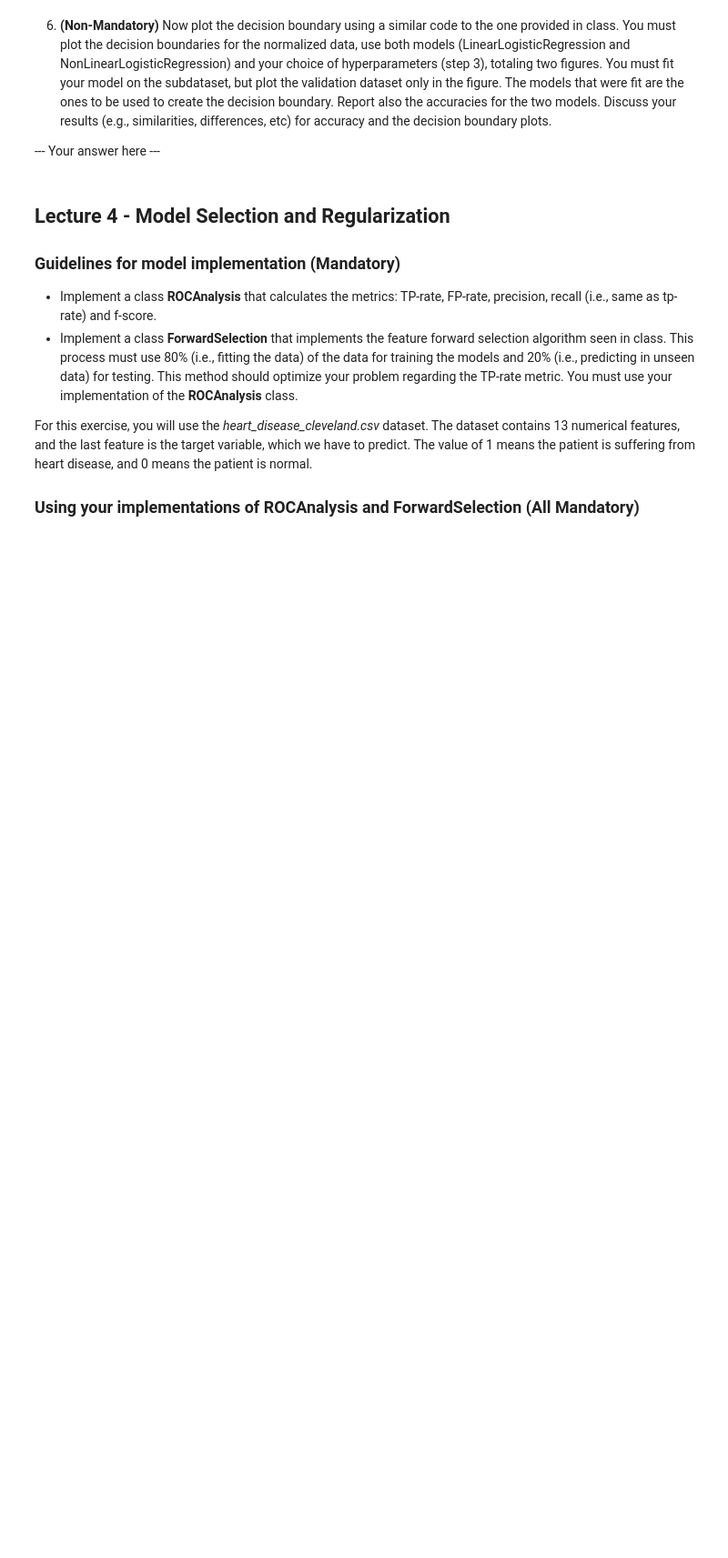
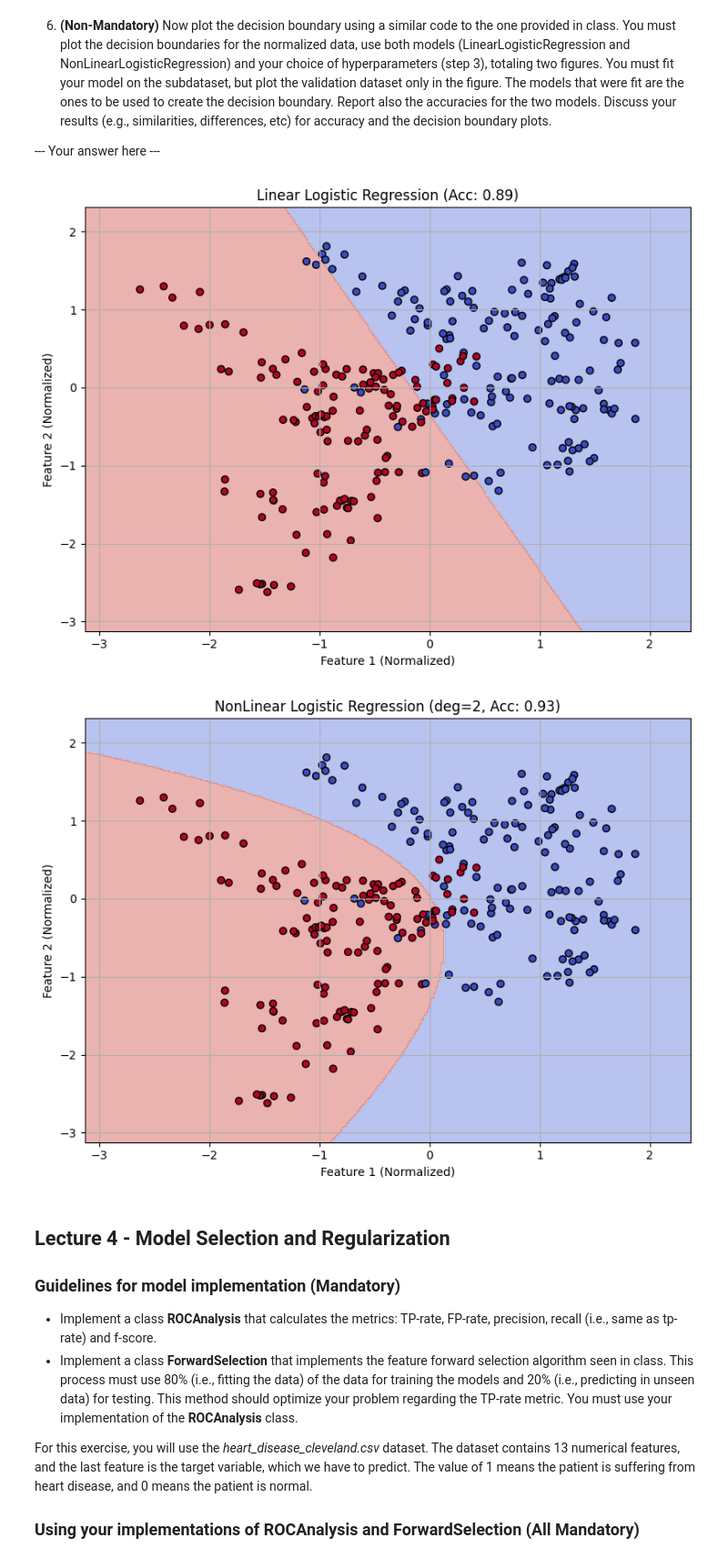
Before and after one commit to animittt/machine-learning-assignments, a Jupyter notebook: Assignment2-2025/username_A2.ipynb, the cells around one changed output. Shown at 91% size. Saved outputs shown, nothing was run; the diff lists cells and outputs as text; code cells hidden in the pictures; blank space fills up the shorter version.

```diff
--- a/Assignment2-2025/username_A2.ipynb
+++ b/Assignment2-2025/username_A2.ipynb
@@ -515,3 +609,39 @@ y_validation = y[test_indices]
+# %%
+# Split one dataset (use seed=42 for consistency)
+import numpy as np
+from DecisionBoundary import plotDecisionBoundary
+X_train, y_train, X_val, y_val = train_test_split_manual(X_norm, y, split_ratio=0.8, seed=42)
+
+# Logistic Regression
+model_linear = LogisticRegression(learning_rate=0.05, num_iterations=500)
+model_linear.fit(X_train, y_train)
+acc_linear = model_linear.evaluate(X_val, y_val)
+# NonLinear Logistic Regression (deg=2)
+model_nonlinear = NonLinearLogisticRegression(degree=2, learning_rate=0.05, num_iterations=700)
+model_nonlinear.fit(X_train, y_train)
+acc_nonlinear = model_nonlinear.evaluate(X_val, y_val)
+# %%
+#--- Write your code here ---#
+
+# Call using validation data
+plotDecisionBoundary(
+    X1=X_val[:, 0],
+    X2=X_val[:, 1],
+    y=y_val,
+    model=model_linear,
+    title=f"Linear Logistic Regression (Acc: {acc_linear:.2f})"
+)
+
+plotDecisionBoundary(
+    X1=X_val[:, 0],
+    X2=X_val[:, 1],
+    y=y_val,
+    model=model_nonlinear,
+    title=f"NonLinear Logistic Regression (deg=2, Acc: {acc_nonlinear:.2f})"
+)
+# %% [output]
+[figure, added]
+[figure, added]
 # %% [markdown]
 ## Lecture 4 - Model Selection and Regularization
 
```
Also changed, not shown: parts of 12 cells of this notebook, 2 other files.
